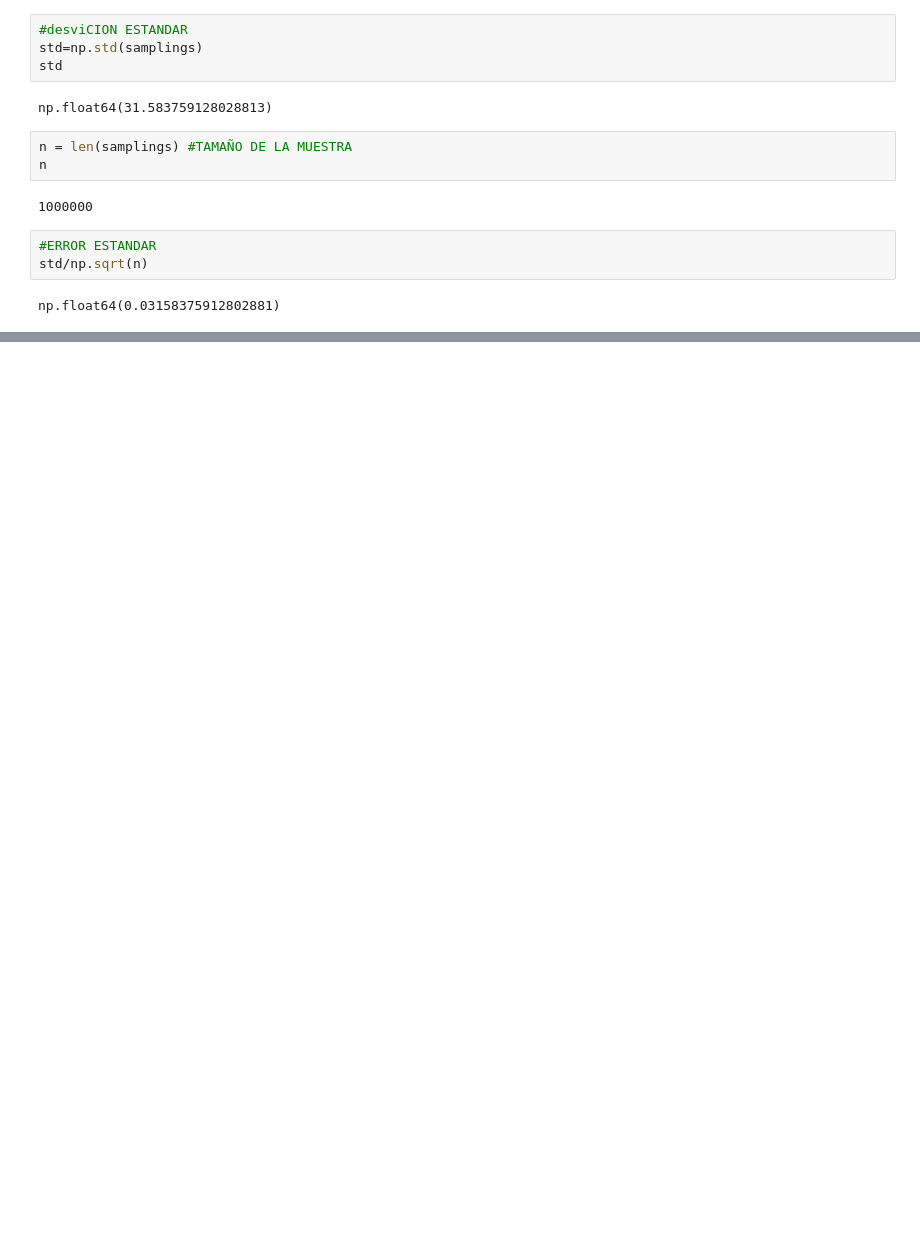
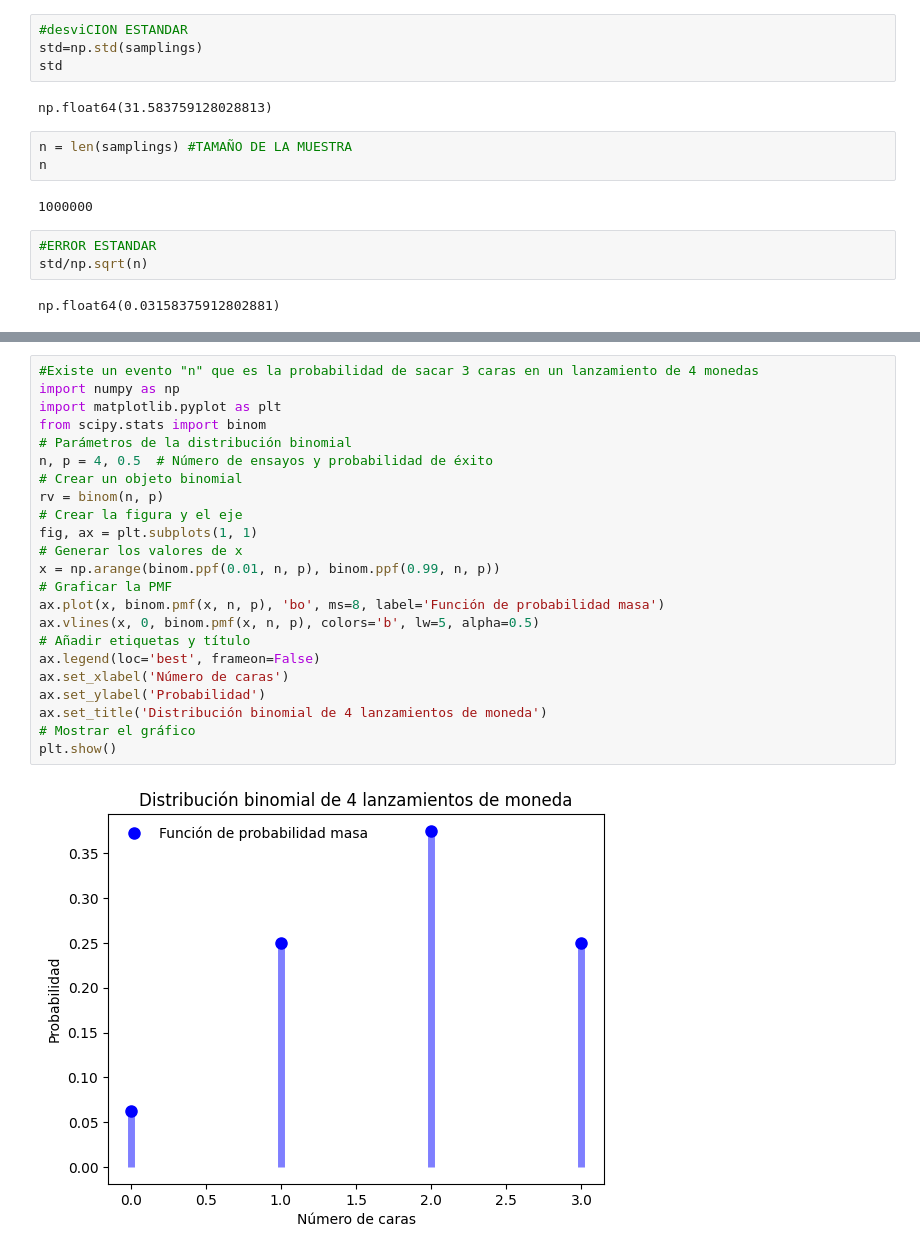
Before and after one commit to enriquemx1/4GEEKS_CLASSES, a Jupyter notebook: notebooks/05_random_variables.ipynb, the cells around one changed output, grey strips where cells are left out. Drawn from its saved outputs; the diff is of its cells as text; blank space fills up the shorter version.

```diff
--- a/notebooks/05_random_variables.ipynb
+++ b/notebooks/05_random_variables.ipynb
@@ -72,0 +92,25 @@ np.float64(0.03158375912802881)
+# %%
+#Existe un evento "n" que es la probabilidad de sacar 3 caras en un lanzamiento de 4 monedas
+import numpy as np
+import matplotlib.pyplot as plt
+from scipy.stats import binom
+# Parámetros de la distribución binomial
+n, p = 4, 0.5  # Número de ensayos y probabilidad de éxito
+# Crear un objeto binomial
+rv = binom(n, p)
+# Crear la figura y el eje
+fig, ax = plt.subplots(1, 1)
+# Generar los valores de x
+x = np.arange(binom.ppf(0.01, n, p), binom.ppf(0.99, n, p))
+# Graficar la PMF
+ax.plot(x, binom.pmf(x, n, p), 'bo', ms=8, label='Función de probabilidad masa')
+ax.vlines(x, 0, binom.pmf(x, n, p), colors='b', lw=5, alpha=0.5)
+# Añadir etiquetas y título
+ax.legend(loc='best', frameon=False)
+ax.set_xlabel('Número de caras')
+ax.set_ylabel('Probabilidad')
+ax.set_title('Distribución binomial de 4 lanzamientos de moneda')
+# Mostrar el gráfico
+plt.show()
+# %% [output]
+[figure, added]
```
Also changed, not shown: parts of 5 cells of this notebook, 1 other file.
